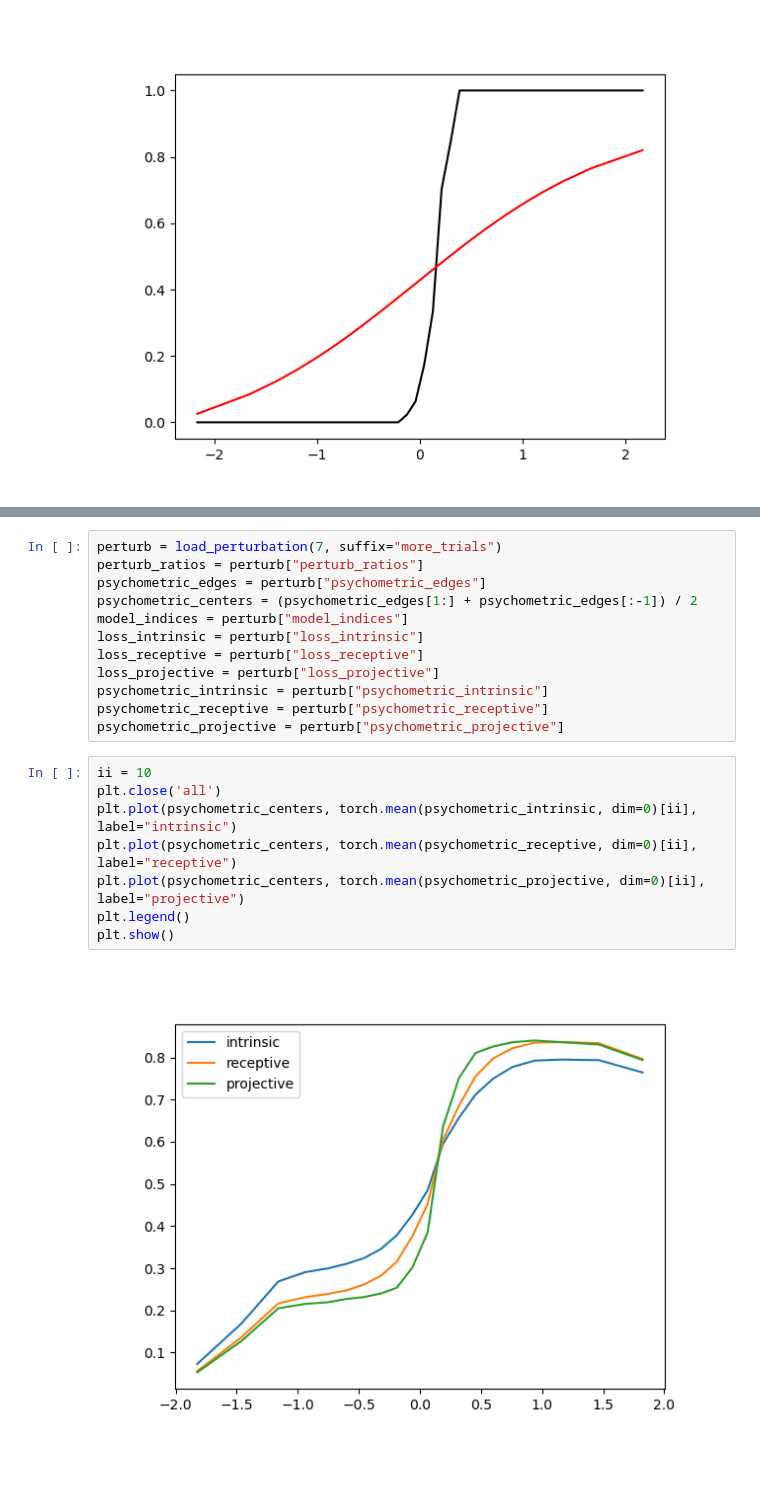
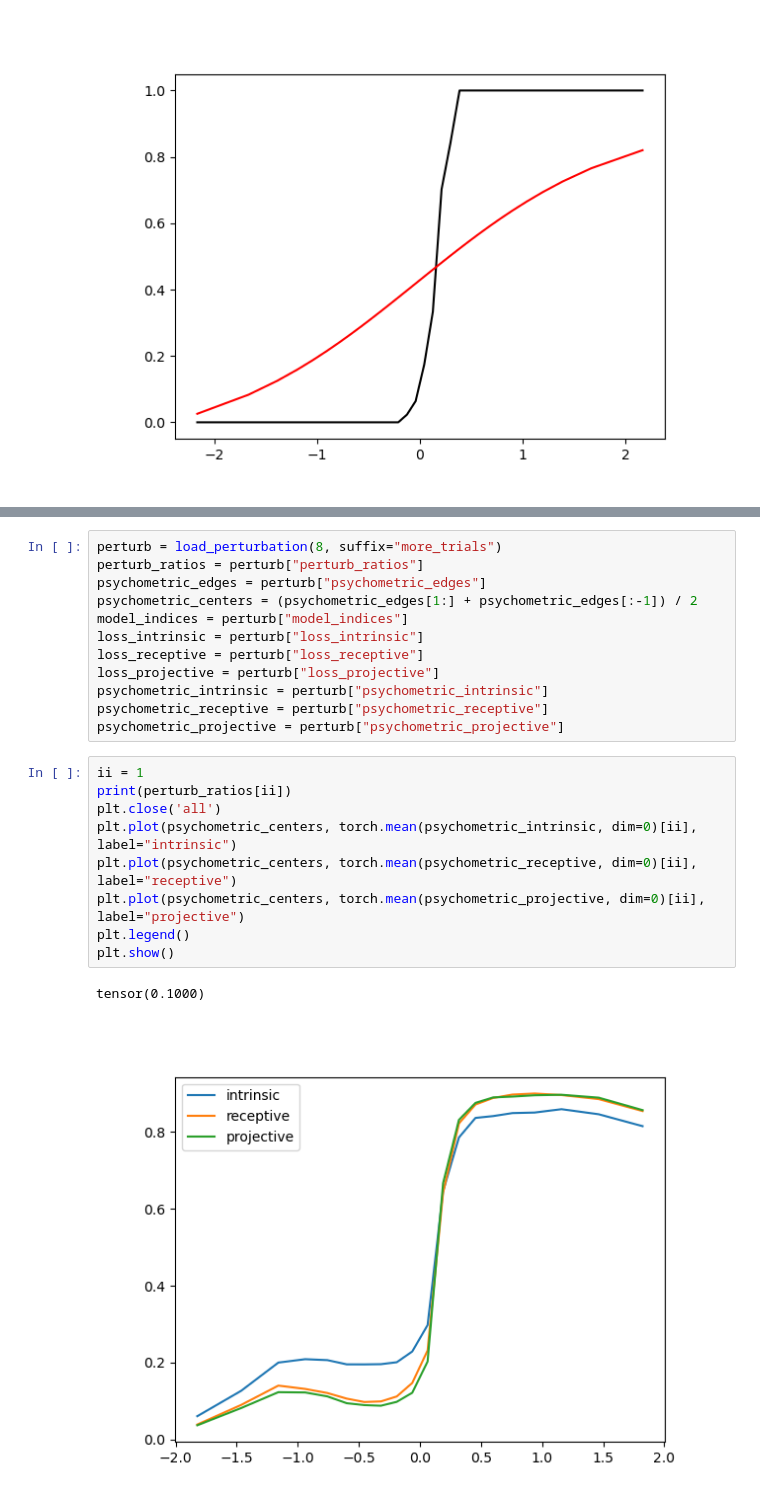
Before and after one commit to landoskape/mcn2024-psets, a Jupyter notebook: intrinsic-excitability/perturb.ipynb, the cells around one changed output, grey strips where cells are left out. Cells and saved outputs as stored; diff of their text form; blank space fills up the shorter version.

```diff
--- a/intrinsic-excitability/perturb.ipynb
+++ b/intrinsic-excitability/perturb.ipynb
@@ -106,5 +106,5 @@ KeyboardInterrupt:
 # %%
-perturb = load_perturbation(7, suffix="more_trials")
+perturb = load_perturbation(8, suffix="more_trials")
 perturb_ratios = perturb["perturb_ratios"]
 psychometric_edges = perturb["psychometric_edges"]
 psychometric_centers = (psychometric_edges[1:] + psychometric_edges[:-1]) / 2
@@ -116,12 +116,14 @@ psychometric_intrinsic = perturb["psychometric_intrinsic"]
 psychometric_receptive = perturb["psychometric_receptive"]
 psychometric_projective = perturb["psychometric_projective"]
 # %%
-ii = 10
+ii = 1
+print(perturb_ratios[ii])
 plt.close('all')
 plt.plot(psychometric_centers, torch.mean(psychometric_intrinsic, dim=0)[ii], label="intrinsic")
 plt.plot(psychometric_centers, torch.mean(psychometric_receptive, dim=0)[ii], label="receptive")
 plt.plot(psychometric_centers, torch.mean(psychometric_projective, dim=0)[ii], label="projective")
 plt.legend()
 plt.show()
 # %% [output]
+tensor(0.1000)
-[figure, old version]
+[figure, new version]
```
Also changed, not shown: parts of 4 cells of this notebook, 2 other files.
